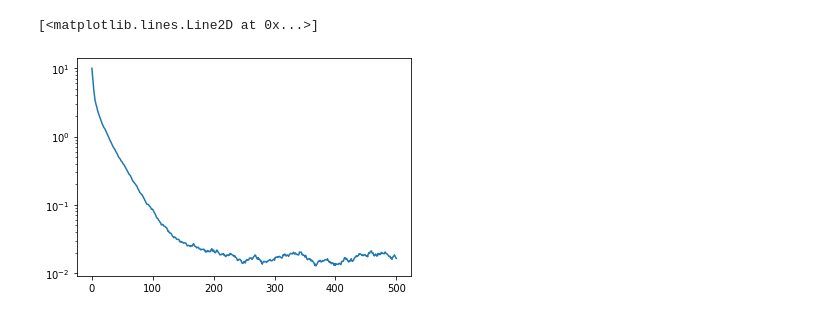
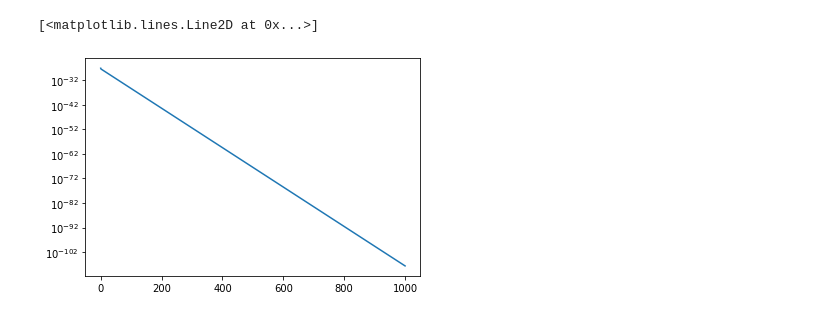
Before and after one commit to ZiweiLiu1314/Decentralized-Stochastic-Optimization-With-Client-Sampling, a Jupyter notebook: test_DGD/DGD-test-Jun5.ipynb, the cells around one changed output. Cells and saved outputs as stored; diff of their text form; code cells hidden in the pictures.

```diff
--- a/test_DGD/DGD-test-Jun5.ipynb
+++ b/test_DGD/DGD-test-Jun5.ipynb
@@ -0,0 +4,11 @@
+# %%
+n_cores = 16
+
+G = nx.generators.lattice.grid_2d_graph(int(np.sqrt(n_cores)),
+                                    int(np.sqrt(n_cores)), periodic=True)
+nx.draw(G)
+W = nx.adjacency_matrix(G).toarray()
+print(W)
+for i in range(0, W.shape[0]):
+    W[i][i] = 1
+W = W/5
@@ -20,14 +47,11 @@ Opt4MLProject  sample_data
 # %%
-zeta, sigma = 100, 100
-num_nodes = 100
+num_nodes = 25
 num_dim = 10
 np.random.seed(10)
 # number of iteration
 numIter = 1000
 # step size
 learningRate = 0.01
-# initialize data
-A, B = generate_functions(num_nodes, num_dim, zeta)
 # %%
 def sampling(thr, num_nodes, X, grad): #sampledIndex, X_curr
   # vector consisting of samples from uniform distribution
@@ -82,9 +147,26 @@ errors, _ = optimize_decentralized(X, W_ring, A, B, learningRate, sigma, num_ite
+# %%
+np.random.seed(10)
+sigma, zeta = 0, 0
+A, B = generate_functions(num_nodes, num_dim, zeta)
+numIter = 1000
+learningRate = 0.05
+errors, _ = optimize_decentralized(X, A, B, learningRate, sigma, thr, num_iter = numIter)
+
+plt.axhline(y=1e-5, linestyle='dashed', color='k')
+plt.ylim([1e-6, 10e0])
+plt.yscale('log')
+plt.title(f'sigma={sigma}, zeta={zeta}')
+for k, v in errors.items():
+  plt.plot(errors[k], label=k)
+plt.legend()
+plt.show()
 # %%
 # thr = 1/2
-plt.semilogy(errors)
+# plt.ylim([10e-6, 10e0])
+plt.semilogy(errors['centralized'])
 # %% [output]
 [<matplotlib.lines.Line2D at 0x...>]
-[figure, old version]
+[figure, new version]
 # %%
 # thr = 1/3
 plt.semilogy(errors)
```
Also changed, not shown: parts of 17 cells of this notebook.
